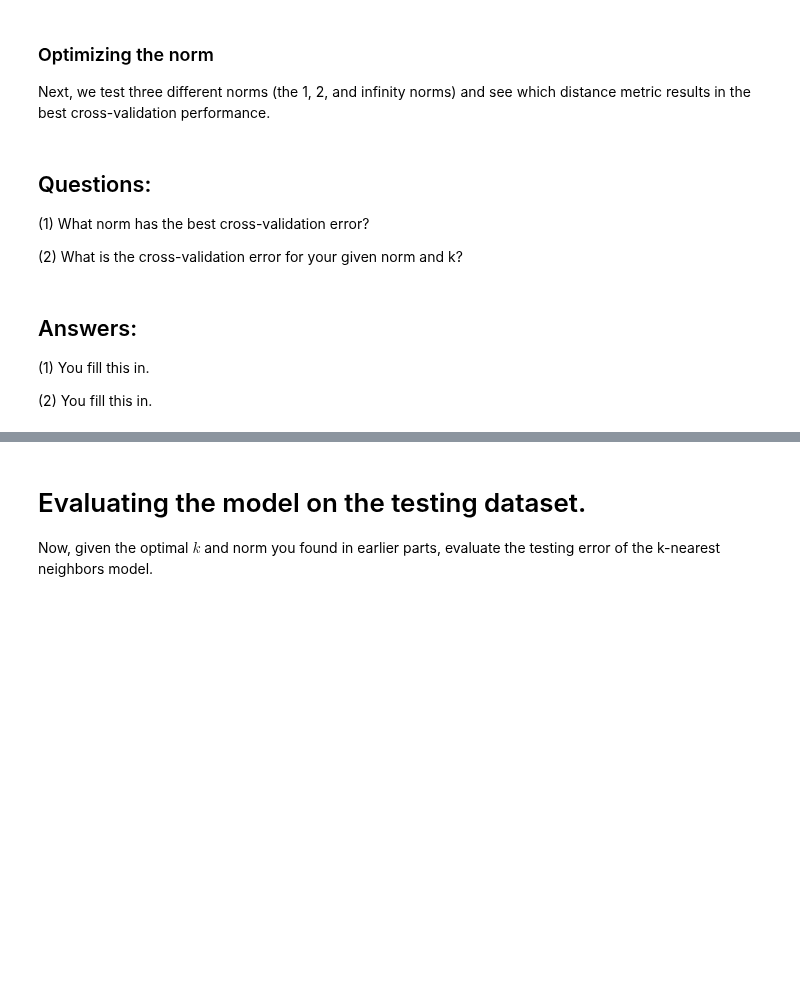
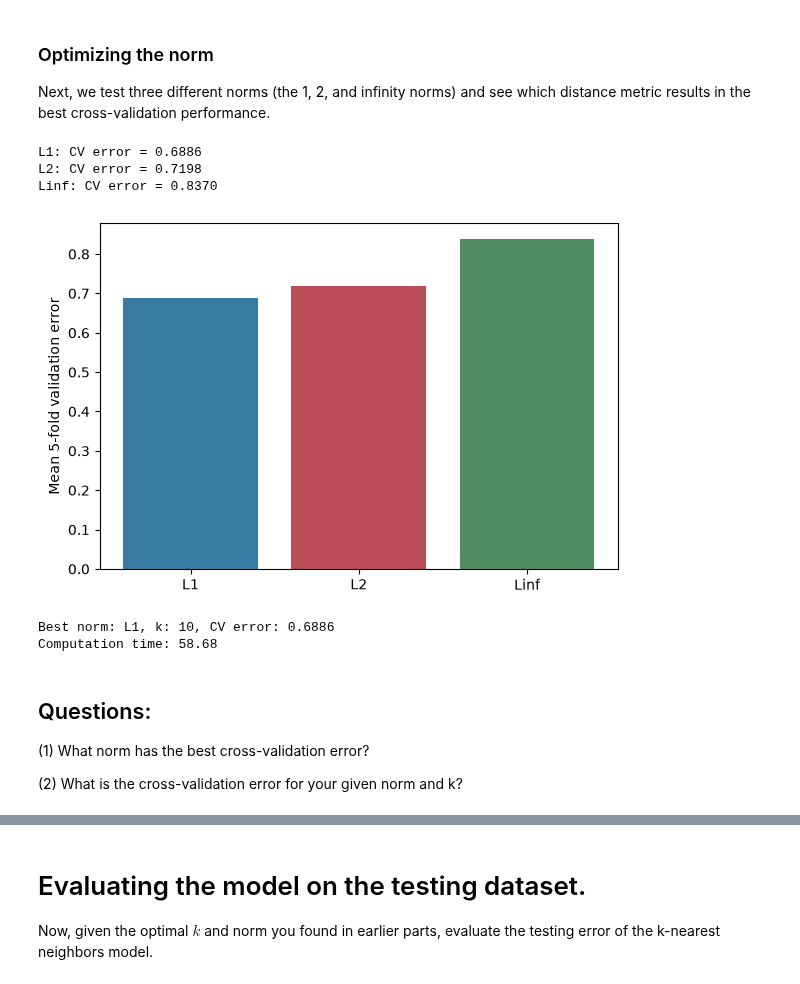
Before and after one commit to LepingWan/ECE247A, a Jupyter notebook: HW2.ipynb, the cells around one changed output, grey strips where cells are left out. Saved outputs shown, nothing was run; the diff lists cells and outputs as text; code cells hidden in the pictures; blank space fills up the shorter version.

```diff
--- a/HW2.ipynb
+++ b/HW2.ipynb
@@ -259,12 +316,56 @@ print('Computation time: %.2f'%(time.time()-time_start))
+# %%
+time_start = time.time()
+L1_norm = lambda x: np.linalg.norm(x, ord=1)
+L2_norm = lambda x: np.linalg.norm(x, ord=2)
+Linf_norm = lambda x: np.linalg.norm(x, ord=np.inf)
+norms = [L1_norm, L2_norm, Linf_norm]
+norm_names = ['L1', 'L2', 'Linf']
+
+# cdist computes the same L1 and Linf distances without slow Python loops.
+from scipy.spatial.distance import cdist
+
+def distances_for_norm(model, X, norm_index):
+    if norm_index == 1:
+        return model.compute_L2_distances_vectorized(X)
+    metric = 'cityblock' if norm_index == 0 else 'chebyshev'
+    return cdist(X, model.X_train, metric=metric)
+
+norm_to_errors = {name: [] for name in norm_names}
+for fold in range(num_folds):
+    X_val = X_train_folds[fold]
+    y_val = y_train_folds[fold]
+    X_fit = np.concatenate([X_train_folds[j] for j in range(num_folds) if j != fold])
+    y_fit = np.concatenate([y_train_folds[j] for j in range(num_folds) if j != fold])
+    fold_knn = KNN()
+    fold_knn.train(X_fit, y_fit)
+    for norm_index, name in enumerate(norm_names):
+        fold_dists = distances_for_norm(fold_knn, X_val, norm_index)
+        y_pred = fold_knn.predict_labels(fold_dists, k=best_k)
+        norm_to_errors[name].append(np.mean(y_pred != y_val))
+
+mean_norm_errors = np.array([np.mean(norm_to_errors[name]) for name in norm_names])
+best_norm_index = int(np.argmin(mean_norm_errors))
+best_norm_name = norm_names[best_norm_index]
+best_norm_error = mean_norm_errors[best_norm_index]
+for name, mean_error in zip(norm_names, mean_norm_errors):
+    print('%s: CV error = %.4f' % (name, mean_error))
+plt.figure(figsize=(6, 4))
+plt.bar(norm_names, mean_norm_errors, color=['#387ca3', '#ba4d57', '#4f8c62'])
+plt.ylabel('Mean 5-fold validation error')
+plt.tight_layout()
+plt.show()
+print('Best norm: %s, k: %d, CV error: %.4f' % (best_norm_name, best_k, best_norm_error))
+print('Computation time: %.2f' % (time.time() - time_start))
+# %% [output]
+L1: CV error = 0.6886
+L2: CV error = 0.7198
+Linf: CV error = 0.8370
+[figure, added]
+Best norm: L1, k: 10, CV error: 0.6886
+Computation time: 58.68
 # %% [markdown]
 ## Questions:
 
 (1) What norm has the best cross-validation error?
 
 (2) What is the cross-validation error for your given norm and k?
-# %% [markdown]
-## Answers:
-
-(1) You fill this in.
-
-(2) You fill this in.
```
Also changed, not shown: parts of 28 cells of this notebook, 5 other files.
